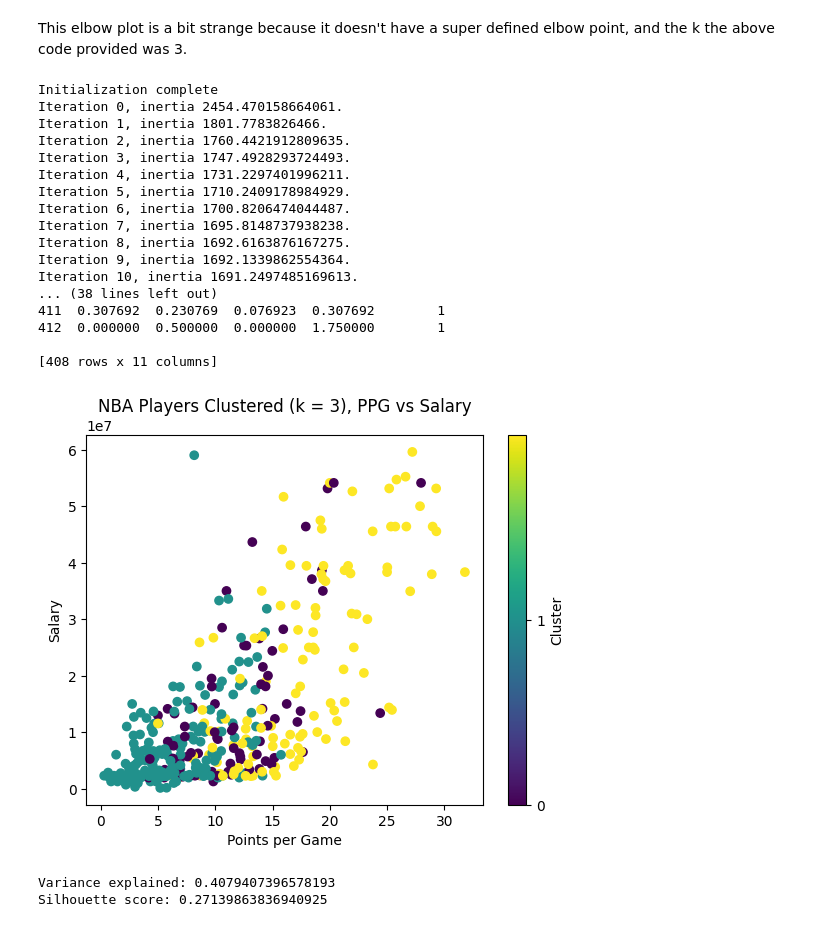
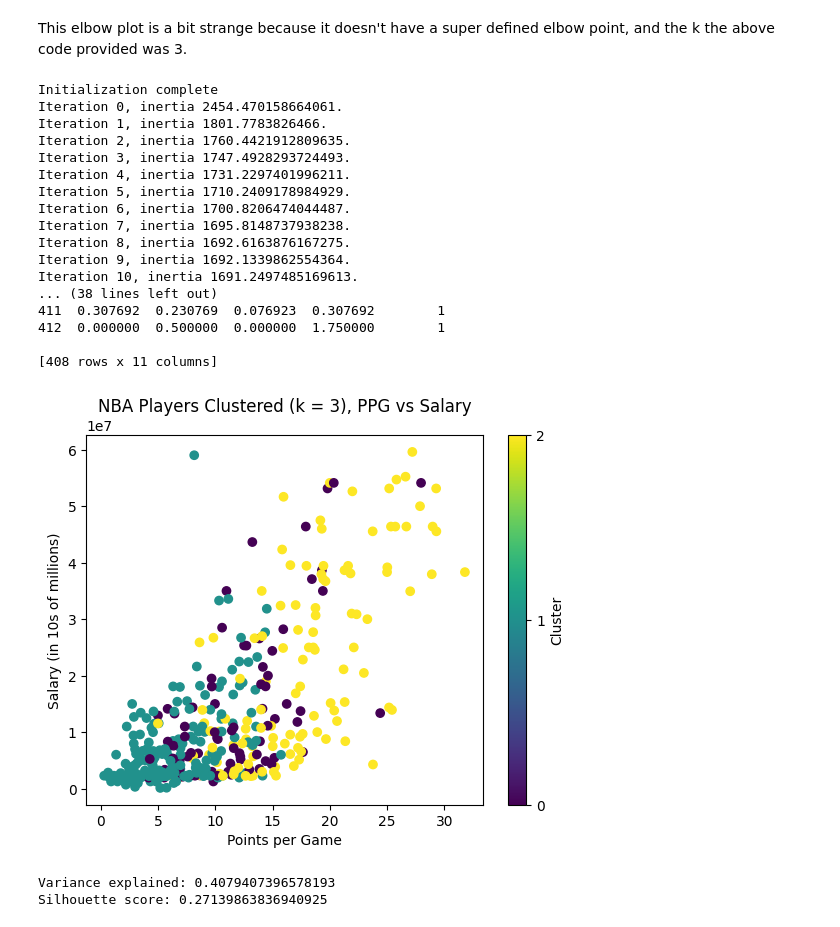
Before and after one commit to nhorton06/week_6, a Jupyter notebook: Lab-Clustering.ipynb, the cells around one changed output. Saved outputs shown, nothing was run; the diff lists cells and outputs as text; code cells hidden in the pictures.

```diff
--- a/Lab-Clustering.ipynb
+++ b/Lab-Clustering.ipynb
@@ -229,36 +229,36 @@ kmeans3 = KMeans(n_clusters = 3, random_state = 42, verbose = 1)
 kmeans3.fit(X)
 
 print(kmeans3.labels_)
 
 df['cluster'] = kmeans3.labels_
 
 print(df)
 
 plt.scatter(df['PPG'], df['Salary'], c = df['cluster'])
-plt.colorbar(label = 'Cluster', ticks = [0, 1])
+plt.colorbar(label = 'Cluster', ticks = [0, 1, 2])
 plt.xlabel('Points per Game')
-plt.ylabel('Salary')
+plt.ylabel('Salary (in 10s of millions)')
 plt.title('NBA Players Clustered (k = 3), PPG vs Salary')
 plt.show()
 # %% [output]
 Initialization complete
 Iteration 0, inertia 2454.470158664061.
 Iteration 1, inertia 1801.7783826466.
 Iteration 2, inertia 1760.4421912809635.
 Iteration 3, inertia 1747.4928293724493.
 Iteration 4, inertia 1731.2297401996211.
 Iteration 5, inertia 1710.2409178984929.
 Iteration 6, inertia 1700.8206474044487.
 Iteration 7, inertia 1695.8148737938238.
 Iteration 8, inertia 1692.6163876167275.
 Iteration 9, inertia 1692.1339862554364.
 Iteration 10, inertia 1691.2497485169613.
 ... (38 lines left out)
 411  0.307692  0.230769  0.076923  0.307692        1
 412  0.000000  0.500000  0.000000  1.750000        1
 
 [408 rows x 11 columns]
-[figure, old version]
+[figure, new version]
 # %%
 #Once again evaluate the quality of the clustering using total variance explained and silhouette scores
 
```
Also changed, not shown: parts of 5 cells of this notebook, 1 other file.
